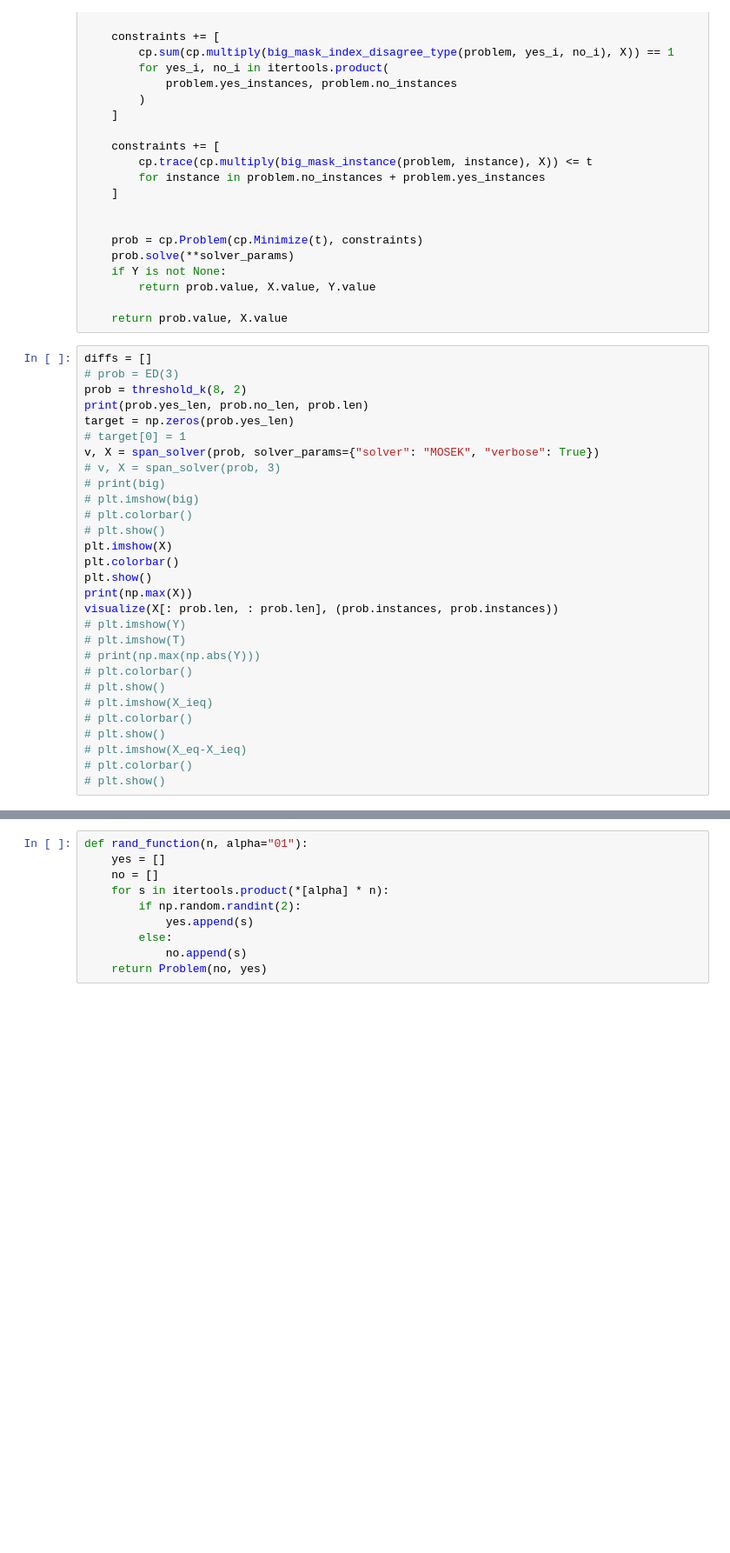
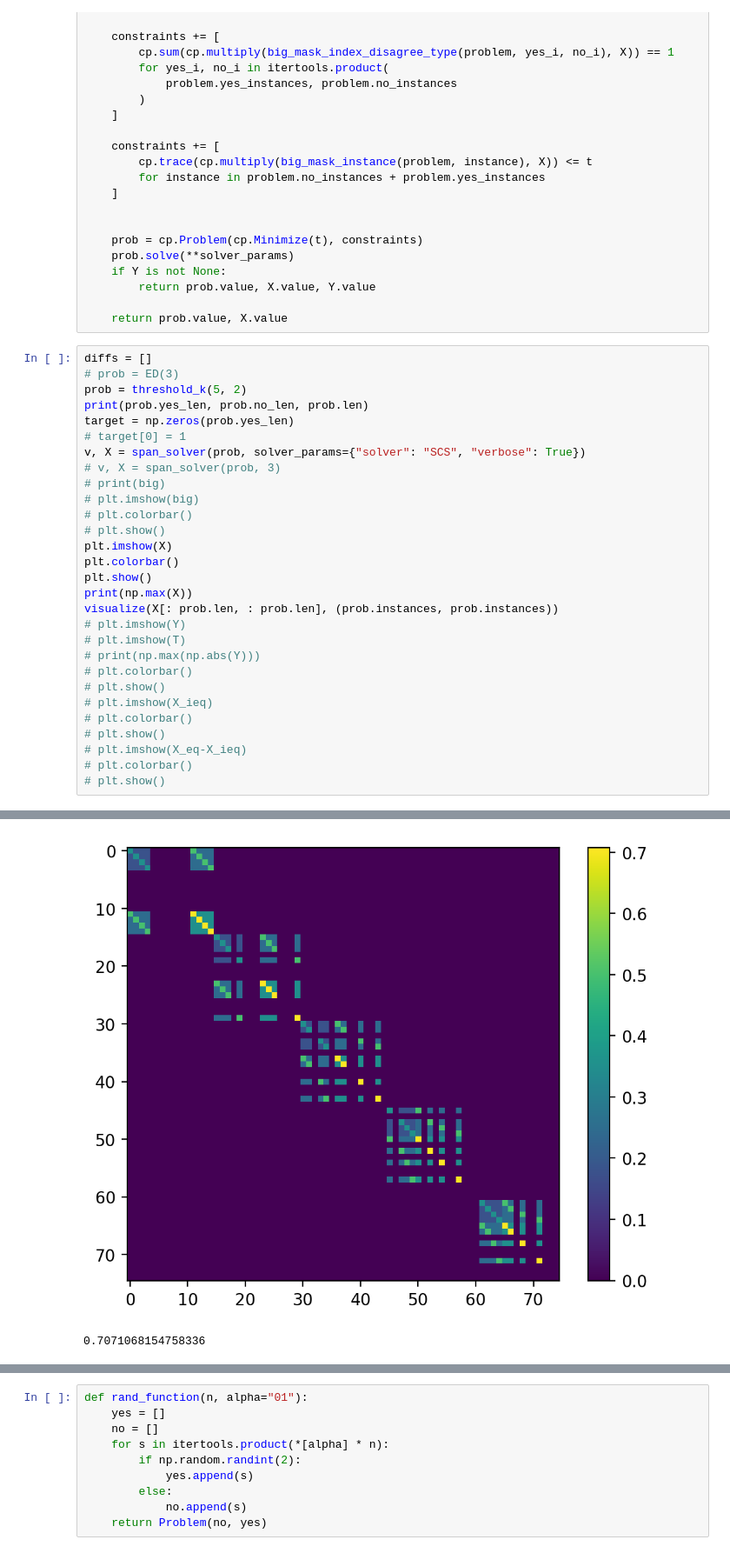
Before and after one commit to blake-holman/ED_Adversaries, a Jupyter notebook: Span.ipynb, the cells around one changed output, grey strips where cells are left out. Shown: that part at 87% size. Drawn from its saved outputs; the diff is of its cells as text; blank space fills up the shorter version.

```diff
--- a/Span.ipynb
+++ b/Span.ipynb
@@ -52,11 +52,11 @@ def span_solver(problem, solver_params=None, mode=None, target=None):
 # %%
 diffs = []
 # prob = ED(3)
-prob = threshold_k(8, 2)
+prob = threshold_k(5, 2)
 print(prob.yes_len, prob.no_len, prob.len)
 target = np.zeros(prob.yes_len)
 # target[0] = 1
-v, X = span_solver(prob, solver_params={"solver": "MOSEK", "verbose": True})
+v, X = span_solver(prob, solver_params={"solver": "SCS", "verbose": True})
 # v, X = span_solver(prob, 3)
 # print(big)
 # plt.imshow(big)
@@ -100,0 +99,2 @@ visualize(X[: prob.len, : prob.len], (prob.instances, prob.instances))
+[figure, added]
+0.7071068154758336
```
Also changed, not shown: parts of 1 cell of this notebook, 1 other file.
